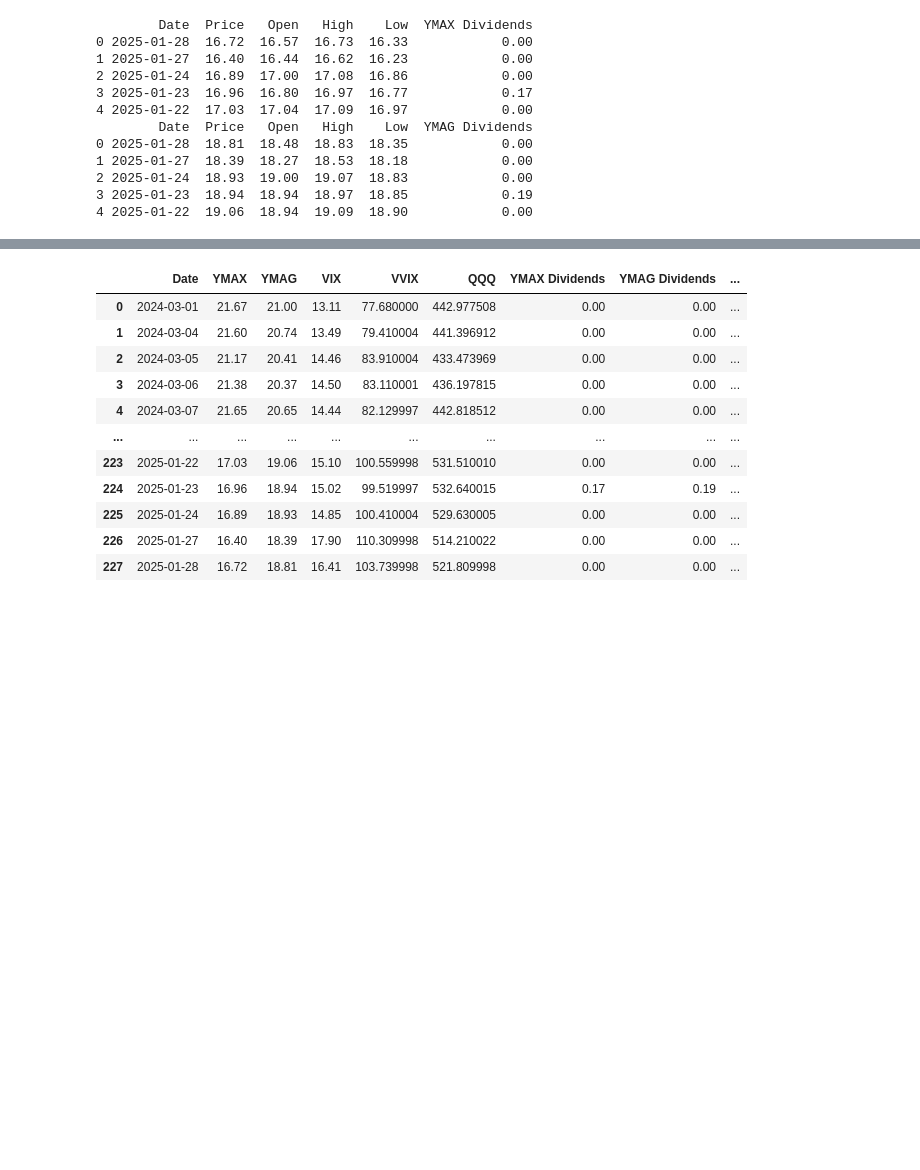
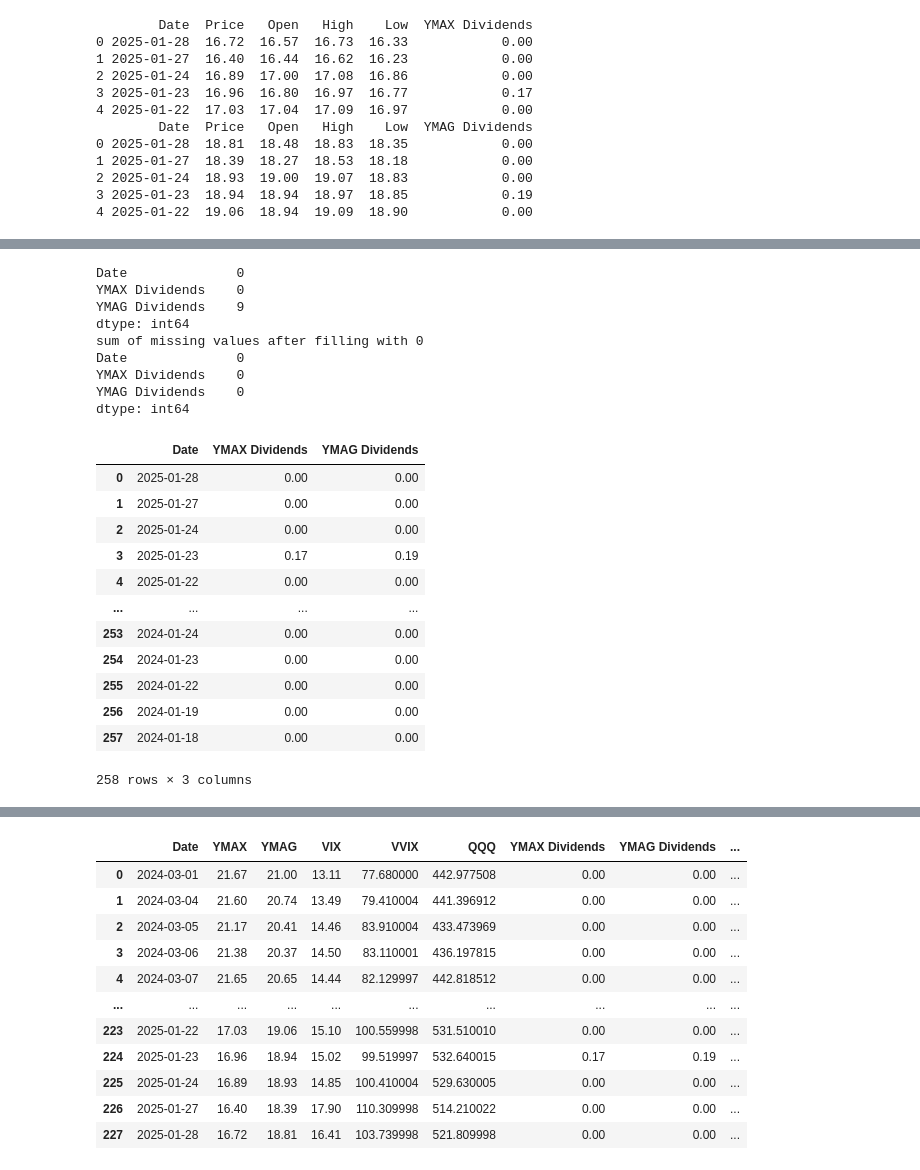
Before and after one commit to BensonMunene/Ratios-Strategy-App, a Jupyter notebook: Codes/Backtesting Code.ipynb, the cells around one changed output, grey strips where cells are left out. Drawn from its saved outputs; the diff is of its cells as text; code cells hidden in the pictures; blank space fills up the shorter version.

```diff
--- a/Codes/Backtesting Code.ipynb
+++ b/Codes/Backtesting Code.ipynb
@@ -175,6 +230,40 @@ print(YMAG.head())
 # %%
 # Merge dividends with YMAX price data
 Divs = YMAX[["Date", "YMAX Dividends"]].merge(YMAG[["Date", "YMAG Dividends"]], on="Date", how="left")
+
+#check and print the sum of missing values
+print(Divs.isna().sum())
+
+# Fill missing values with 0
+Divs.fillna(0, inplace=True)
+print("sum of missing values after filling with 0")
+print(Divs.isna().sum())
+
+# Display the first few rows
+Divs
+# %% [output]
+Date              0
+YMAX Dividends    0
+YMAG Dividends    9
+dtype: int64
+sum of missing values after filling with 0
+Date              0
+YMAX Dividends    0
+YMAG Dividends    0
+dtype: int64
+|  | Date | YMAX Dividends | YMAG Dividends |
+| 0 | 2025-01-28 | 0.00 | 0.00 |
+| 1 | 2025-01-27 | 0.00 | 0.00 |
+| 2 | 2025-01-24 | 0.00 | 0.00 |
+| 3 | 2025-01-23 | 0.17 | 0.19 |
+| 4 | 2025-01-22 | 0.00 | 0.00 |
+| ... | ... | ... | ... |
+| 253 | 2024-01-24 | 0.00 | 0.00 |
+| 254 | 2024-01-23 | 0.00 | 0.00 |
+| 255 | 2024-01-22 | 0.00 | 0.00 |
+| 256 | 2024-01-19 | 0.00 | 0.00 |
+| 257 | 2024-01-18 | 0.00 | 0.00 |
+258 rows × 3 columns
 # %%
 # Load the CSV file with all assets prices
 file_path = 'All assets Prices.csv'
```
Also changed, not shown: parts of 8 cells of this notebook, 1 other file.
